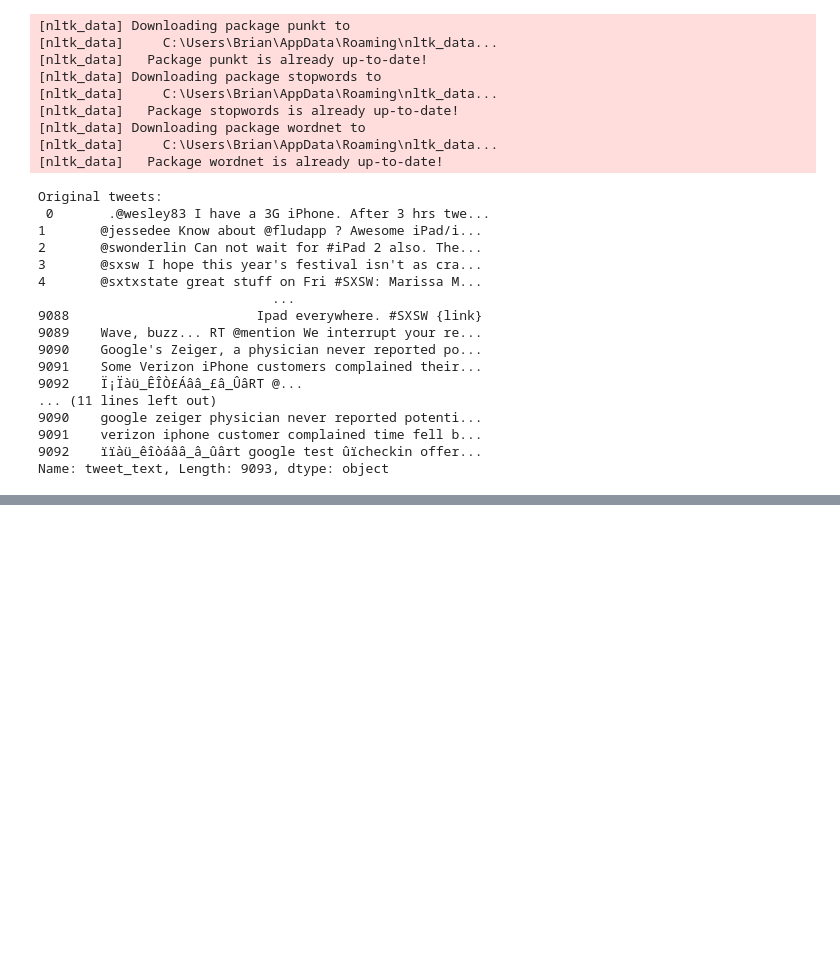
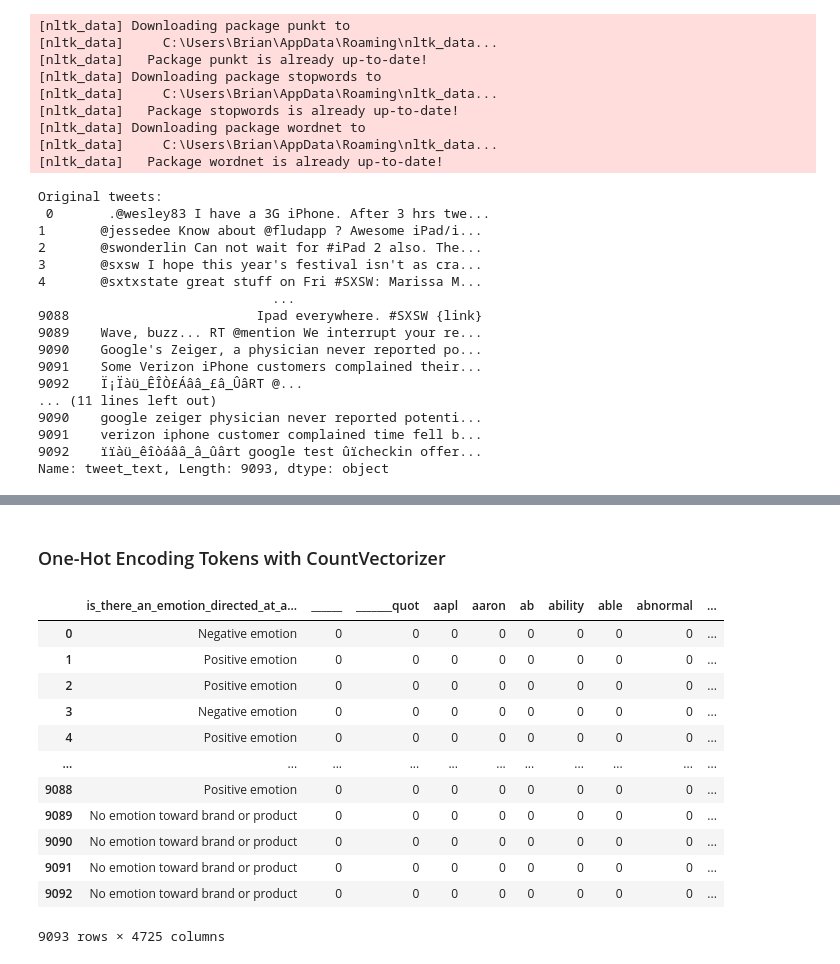
Before and after one commit to joakimTI/GROUP-5-PROJECT, a Jupyter notebook: index.ipynb, the cells around one changed output, grey strips where cells are left out. Drawn from its saved outputs; the diff is of its cells as text; code cells hidden in the pictures; blank space fills up the shorter version.

Commit message:
Have done EDA and NLP data cleaning and wrangling

```diff
--- a/index.ipynb
+++ b/index.ipynb
@@ -161,7 +398,17 @@ def clean_tweets(tweet_series):
     tweets_no_punct = tweets_no_hashtags.apply(lambda x: re.sub(r'[^\w\s]', '', x))
 
     # Remove numbers
-    tweets_no_numbers = tweets_no_punct.apply(lambda x: re.sub(r'\d+', '', x))
+    def remove_numbers(tweet):
+        tweet = str(tweet)
+        tokens = tweet.split(' ')
+        new_tokens = []
+        for token in tokens:
+            if any(char.isdigit() for char in token) == False:
+                new_tokens.append(token)
+        new_tweet = ' '.join(new_tokens)
+        return new_tweet
+
+    tweets_no_numbers = tweets_no_punct.apply(remove_numbers)
 
     # Remove extra whitespace
     tweets_clean = tweets_no_numbers.apply(lambda x: ' '.join(x.split()))
@@ -171,6 +418,8 @@ def clean_tweets(tweet_series):
 
     # Remove stopwords
     stop_words = set(stopwords.words('english'))
+    stop_words.remove('against')
+    stop_words.remove('won')
     tweets_no_stopwords = tweets_tokenized.apply(lambda x: [word for word in x if word not in stop_words])
 
     # Lemmatization
@@ -214,3 +463,9 @@ Original tweets:
 9091    verizon iphone customer complained time fell b...
 9092    ïïàü_êîòáââ_â_ûârt google test ûïcheckin offer...
 Name: tweet_text, Length: 9093, dtype: object
+# %%
+df['cleaned_tweets'] = cleaned_tweets
+# %%
+df.drop(columns='tweet_text', axis=1, inplace=True)
+
+df.head()
@@ -216,0 +479,27 @@ Name: tweet_text, Length: 9093, dtype: object
+# %% [markdown]
+### One-Hot Encoding Tokens with CountVectorizer
+# %%
+vectorizer = CountVectorizer(min_df=2)
+df_vec = vectorizer.fit_transform(df['cleaned_tweets'])
+# https://www.linkedin.com/pulse/count-vectorizers-vs-tfidf-natural-language-processing-sheel-saket/
+# https://stackoverflow.com/questions/40370800/insert-result-of-sklearn-countvectorizer-in-a-pandas-dataframe
+count_vect_df = pd.DataFrame(df_vec.todense(), columns=vectorizer.get_feature_names_out())
+df = pd.concat([df, count_vect_df], axis=1)
+# %%
+df.drop(['cleaned_tweets'], axis=1, inplace=True)
+
+df
+# %% [output]
+|  | is_there_an_emotion_directed_at_a... | ______ | _______quot | aapl | aaron | ab | ability | able | abnormal | ... |
+| 0 | Negative emotion | 0 | 0 | 0 | 0 | 0 | 0 | 0 | 0 | ... |
+| 1 | Positive emotion | 0 | 0 | 0 | 0 | 0 | 0 | 0 | 0 | ... |
+| 2 | Positive emotion | 0 | 0 | 0 | 0 | 0 | 0 | 0 | 0 | ... |
+| 3 | Negative emotion | 0 | 0 | 0 | 0 | 0 | 0 | 0 | 0 | ... |
+| 4 | Positive emotion | 0 | 0 | 0 | 0 | 0 | 0 | 0 | 0 | ... |
+| ... | ... | ... | ... | ... | ... | ... | ... | ... | ... | ... |
+| 9088 | Positive emotion | 0 | 0 | 0 | 0 | 0 | 0 | 0 | 0 | ... |
+| 9089 | No emotion toward brand or product | 0 | 0 | 0 | 0 | 0 | 0 | 0 | 0 | ... |
+| 9090 | No emotion toward brand or product | 0 | 0 | 0 | 0 | 0 | 0 | 0 | 0 | ... |
+| 9091 | No emotion toward brand or product | 0 | 0 | 0 | 0 | 0 | 0 | 0 | 0 | ... |
+| 9092 | No emotion toward brand or product | 0 | 0 | 0 | 0 | 0 | 0 | 0 | 0 | ... |
+9093 rows × 4725 columns
```
Also changed, not shown: parts of 41 cells of this notebook.
